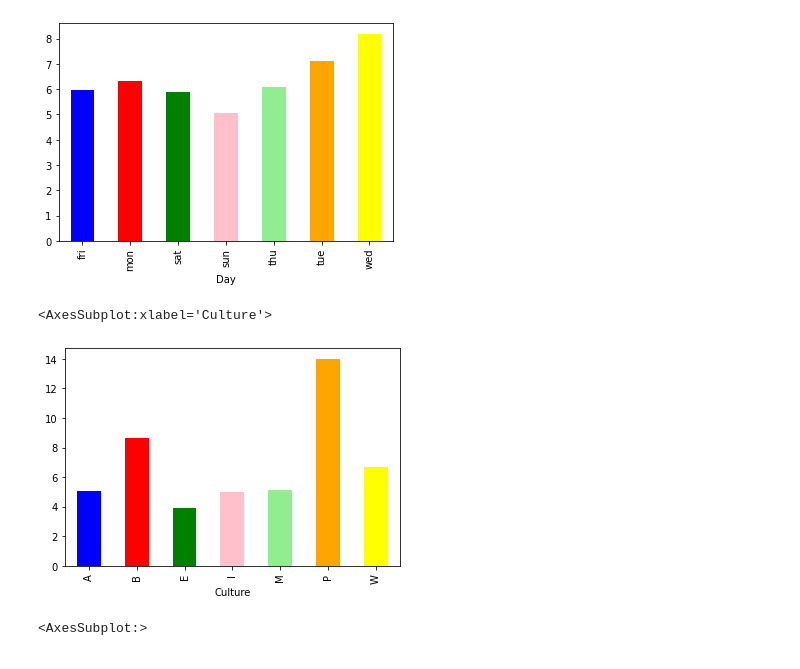
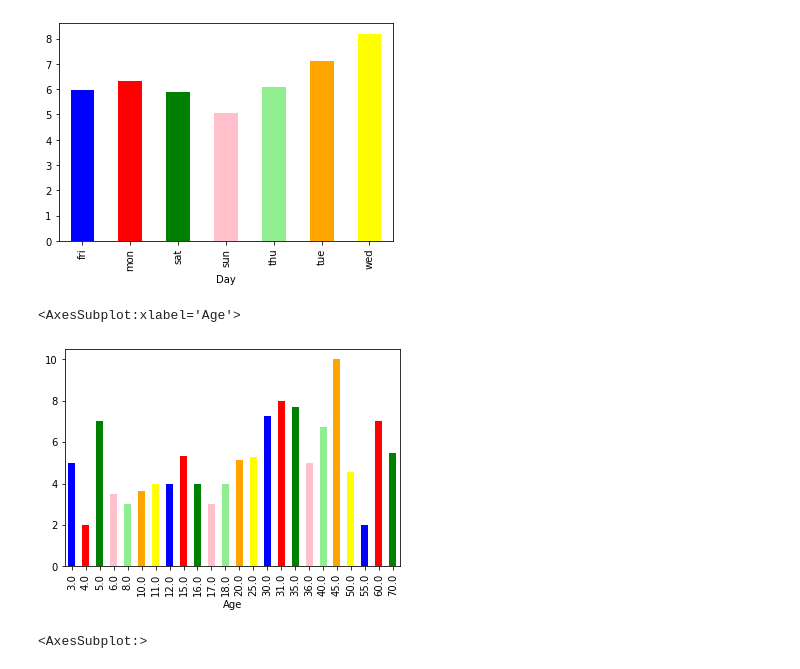
Before and after one commit to mp525/DatascienceAssignments, a Jupyter notebook: A2/Hair salon.ipynb, the cells around one changed output. Cells and saved outputs as stored; diff of their text form; code cells hidden in the pictures.

```diff
--- a/A2/Hair salon.ipynb
+++ b/A2/Hair salon.ipynb
@@ -171,10 +171,10 @@ print('most tips wednesday')
 most tips wednesday
 [figure]
 # %%
-df.groupby('Culture')['Tip amount'].mean().plot(kind='bar',color=['blue', 'red','green', 'pink','lightgreen','orange','yellow'])
+df.groupby('Age')['Tip amount'].mean().plot(kind='bar',color=['blue', 'red','green', 'pink','lightgreen','orange','yellow'])
 # %% [output]
-<AxesSubplot:xlabel='Culture'>
+<AxesSubplot:xlabel='Age'>
-[figure, old version]
+[figure, new version]
 # %%
 dfp = preprocessor(df)
 sns.heatmap(dfp.corr(), annot=True)
```
Also changed, not shown: parts of 1 cell of this notebook, 2 other files.
